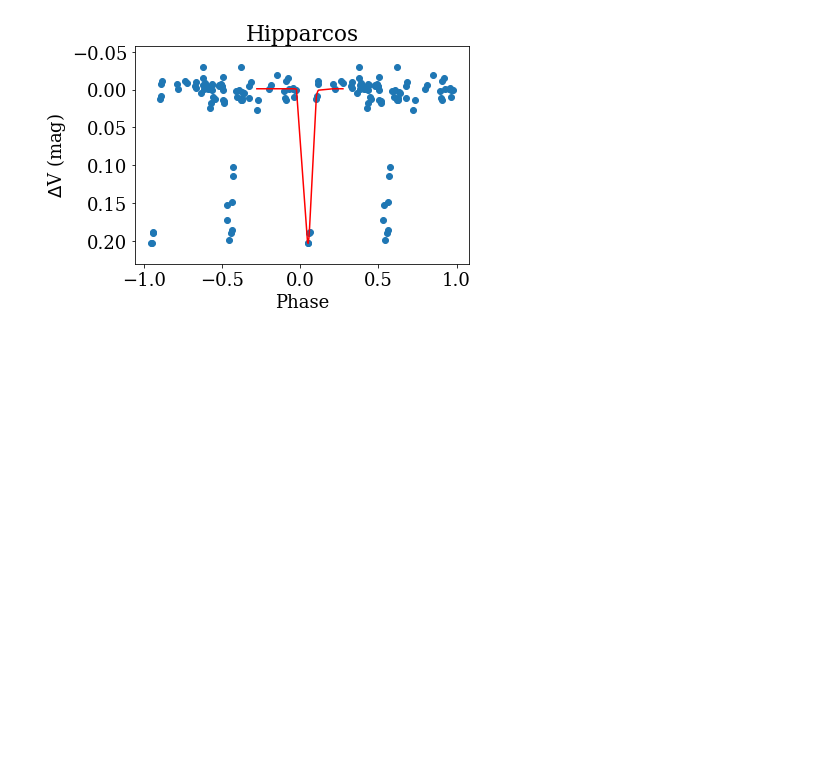
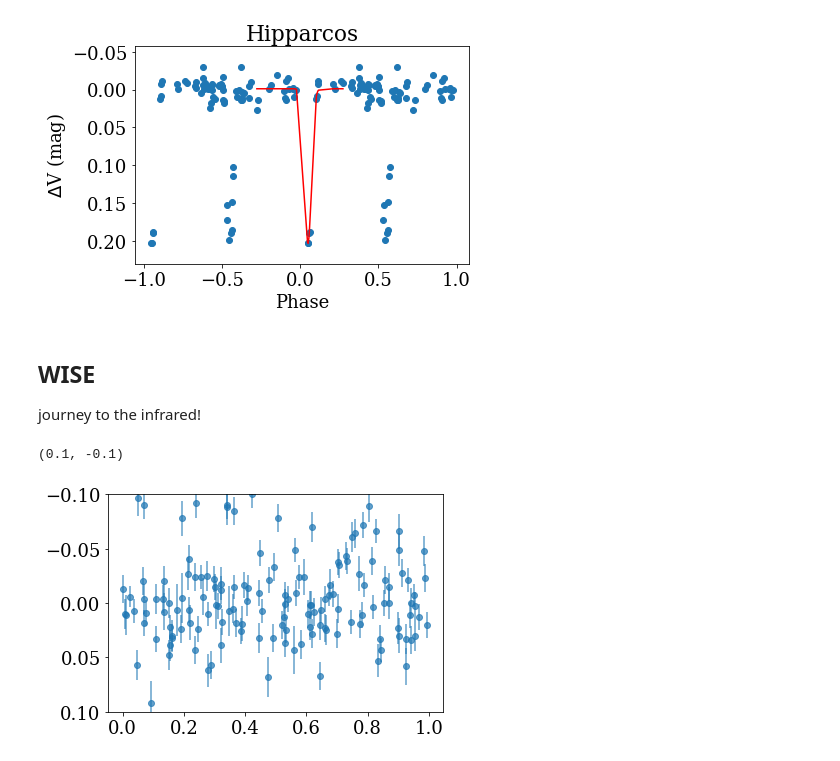
Before and after one commit to jradavenport/HS-Hya, a Jupyter notebook: makeplots.ipynb, the cells around one changed output. Drawn from its saved outputs; the diff is of its cells as text; code cells hidden in the pictures; blank space fills up the shorter version.

```diff
--- a/makeplots.ipynb
+++ b/makeplots.ipynb
@@ -128,3 +163,39 @@ plt.title('Hipparcos')
 [ 0.20467056 -0.00107575  0.04981382  0.02181029]
 Text(0.5, 1.0, 'Hipparcos')
 [figure]
+# %% [markdown]
+## WISE
+journey to the infrared!
+# %%
+# WISE
+
+neowise = pd.read_csv('HS Hyaneowiser_p1bs_psd.csv')
+wise4 = pd.read_csv('HS Hyaallsky_4band_p1bs_psd.csv')
+wise2 = pd.read_csv('HS Hyaallsky_2band_p1bs_psd.csv')
+
+wise_mjd = np.hstack( (wise4['mjd'], wise2['mjd'], neowise['mjd']))
+wise_w1 =  np.hstack( (wise4['w1mpro'], wise2['w1mpro'], neowise['w1mpro']))
+wise_w2 =  np.hstack( (wise4['w2mpro'], wise2['w2mpro'], neowise['w2mpro']))
+wise_w1e =  np.hstack( (wise4['w1sigmpro'], wise2['w1sigmpro'], neowise['w1sigmpro']))
+wise_w2e =  np.hstack( (wise4['w2sigmpro'], wise2['w2sigmpro'], neowise['w2sigmpro']))
+wise_ph_qual = np.hstack( (wise4['ph_qual'].str[0:2], wise2['ph_qual'].str['0:2'], neowise['ph_qual'].str[0:2]))
+# %%
+wgd = np.where((wise_ph_qual == 'AA'))[0]
+
+# saturated in W1
+# plt.errorbar(((wise_mjd[wgd] + 2400000.5 - E0) % Per) / Per, wise_w1[wgd],
+#              yerr= wise_w1e[wgd], linestyle='none', marker='o', alpha=0.7)
+
+# JUST below saturation in W2... data kinda garbage?
+plt.errorbar(((wise_mjd[wgd] + 2400000.5 - E0) % Per) / Per, wise_w2[wgd] - np.nanmedian(wise_w2[wgd]),
+             yerr= wise_w2e[wgd], linestyle='none', marker='o', alpha=0.7, c='C0')
+
+# plt.scatter(((asas['HJD'][aok] + 2450000 - E0) % Per)/Per, asas['MAG_4'][aok] - np.nanmedian(asas['MAG_4'][aok]),
+#             s=3, c='C5', alpha=0.4)
+
+plt.gca().invert_yaxis()
+
+plt.ylim(0.1, -0.1)
+# %% [output]
+(0.1, -0.1)
+[figure, added]
```
Also changed, not shown: parts of 40 cells of this notebook.
